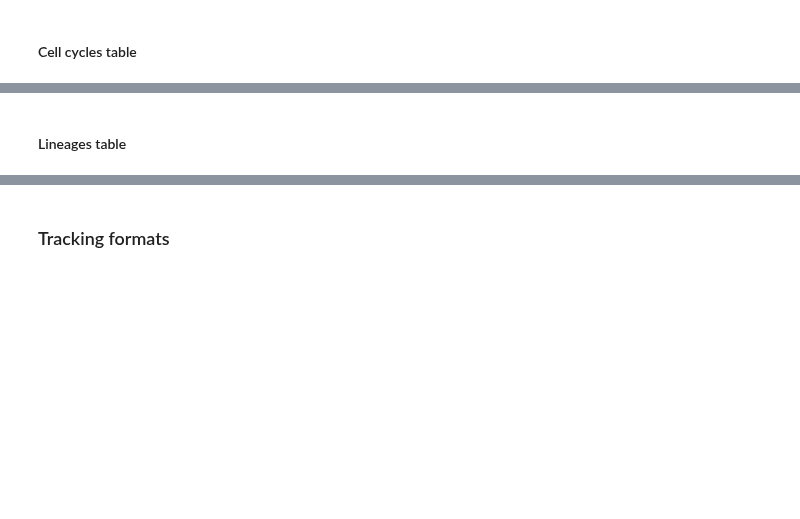
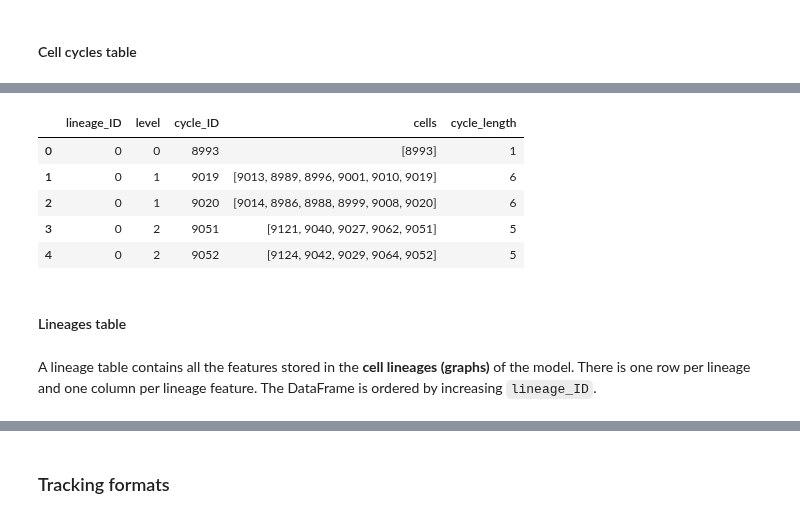
Before and after one commit to Image-Analysis-Hub/pycellin, a Jupyter notebook: notebooks/Getting started.ipynb, the cells around one changed output, grey strips where cells are left out. Drawn from its saved outputs; the diff is of its cells as text; code cells hidden in the pictures; blank space fills up the shorter version.

```diff
--- a/notebooks/Getting started.ipynb
+++ b/notebooks/Getting started.ipynb
@@ -537,0 +608,9 @@ Indeed, the intended use of `save_to_pickle()` and `load_from_pickle()` is to al
+# %%
+cycle_df.head()
+# %% [output]
+|  | lineage_ID | level | cycle_ID | cells | cycle_length |
+| 0 | 0 | 0 | 8993 | [8993] | 1 |
+| 1 | 0 | 1 | 9019 | [9013, 8989, 8996, 9001, 9010, 9019] | 6 |
+| 2 | 0 | 1 | 9020 | [9014, 8986, 8988, 8999, 9008, 9020] | 6 |
+| 3 | 0 | 2 | 9051 | [9121, 9040, 9027, 9062, 9051] | 5 |
+| 4 | 0 | 2 | 9052 | [9124, 9042, 9029, 9064, 9052] | 5 |
@@ -538,2 +620,4 @@ Indeed, the intended use of `save_to_pickle()` and `load_from_pickle()` is to al
 # %% [markdown]
 #### Lineages table
+# %% [markdown]
+A lineage table contains all the features stored in the **cell lineages (graphs)** of the model. There is one row per lineage and one column per lineage feature. The DataFrame is ordered by increasing `lineage_ID`.
```
Also changed, not shown: parts of 29 cells of this notebook.
